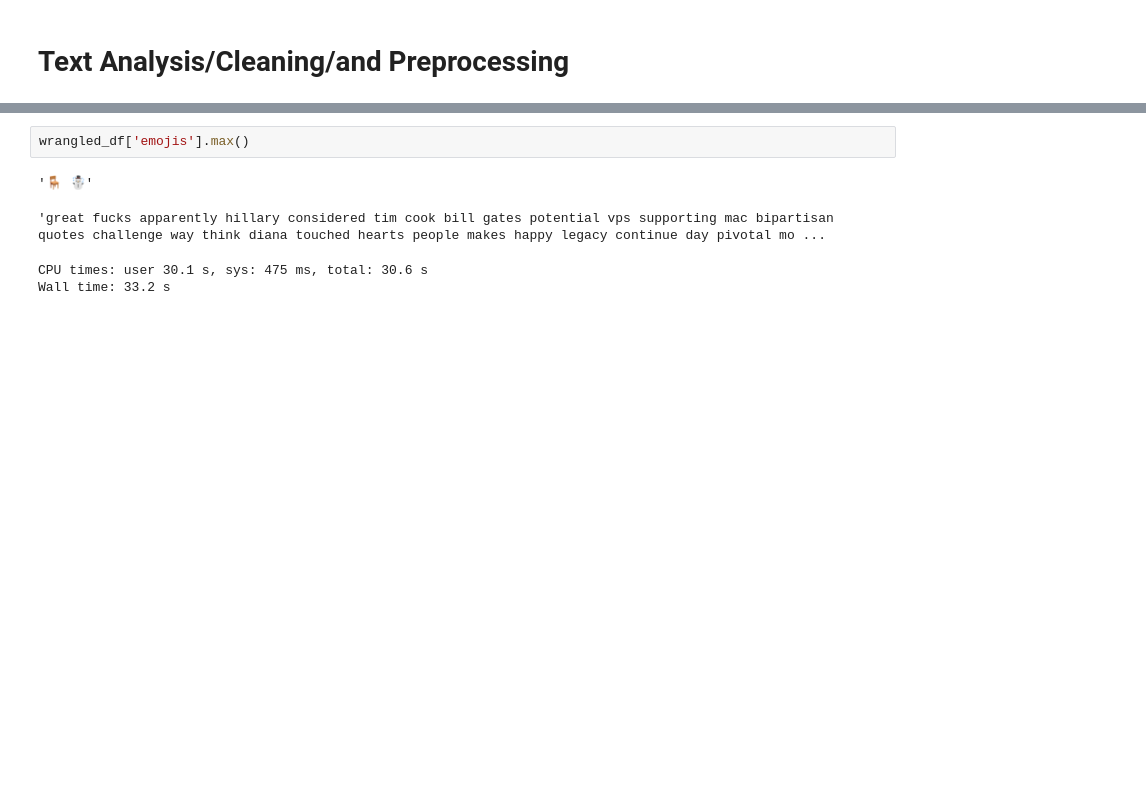
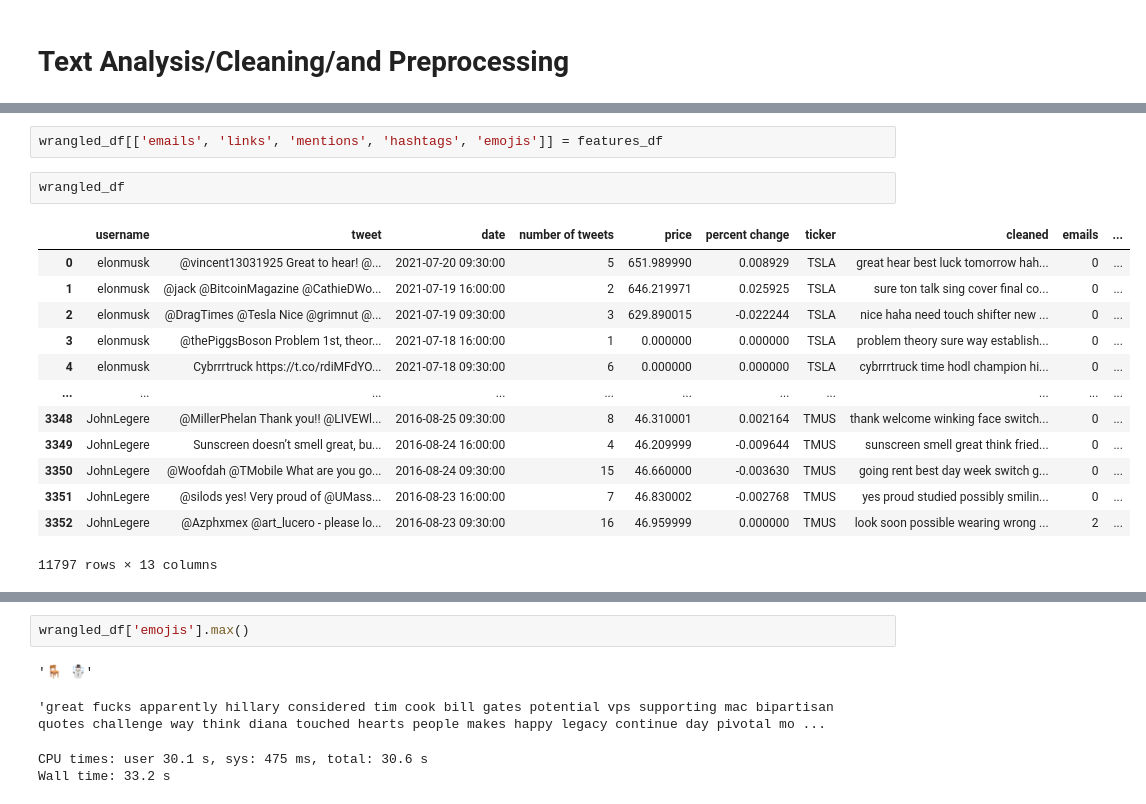
Before and after one commit to Pooret/Predicting-Executive-Stock-Movements, a Jupyter notebook: preprocessing pipeline.ipynb, the cells around one changed output, grey strips where cells are left out. Cells and saved outputs as stored; diff of their text form; blank space fills up the shorter version.

```diff
--- a/preprocessing pipeline.ipynb
+++ b/preprocessing pipeline.ipynb
@@ -602,3 +610,21 @@ Wall time: 30.5 s
+# %%
+wrangled_df[['emails', 'links', 'mentions', 'hashtags', 'emojis']] = features_df
+# %%
+wrangled_df
+# %% [output]
+|  | username | tweet | date | number of tweets | price | percent change | ticker | cleaned | emails | ... |
+| 0 | elonmusk | @vincent13031925 Great to hear! @... | 2021-07-20 09:30:00 | 5 | 651.989990 | 0.008929 | TSLA | great hear best luck tomorrow hah... | 0 | ... |
+| 1 | elonmusk | @jack @BitcoinMagazine @CathieDWo... | 2021-07-19 16:00:00 | 2 | 646.219971 | 0.025925 | TSLA | sure ton talk sing cover final co... | 0 | ... |
+| 2 | elonmusk | @DragTimes @Tesla Nice @grimnut @... | 2021-07-19 09:30:00 | 3 | 629.890015 | -0.022244 | TSLA | nice haha need touch shifter new ... | 0 | ... |
+| 3 | elonmusk | @thePiggsBoson Problem 1st, theor... | 2021-07-18 16:00:00 | 1 | 0.000000 | 0.000000 | TSLA | problem theory sure way establish... | 0 | ... |
+| 4 | elonmusk | Cybrrrtruck https://t.co/rdiMFdYO... | 2021-07-18 09:30:00 | 6 | 0.000000 | 0.000000 | TSLA | cybrrrtruck time hodl champion hi... | 0 | ... |
+| ... | ... | ... | ... | ... | ... | ... | ... | ... | ... | ... |
+| 3348 | JohnLegere | @MillerPhelan Thank you!! @LIVEWl... | 2016-08-25 09:30:00 | 8 | 46.310001 | 0.002164 | TMUS | thank welcome winking face switch... | 0 | ... |
+| 3349 | JohnLegere | Sunscreen doesn’t smell great, bu... | 2016-08-24 16:00:00 | 4 | 46.209999 | -0.009644 | TMUS | sunscreen smell great think fried... | 0 | ... |
+| 3350 | JohnLegere | @Woofdah @TMobile What are you go... | 2016-08-24 09:30:00 | 15 | 46.660000 | -0.003630 | TMUS | going rent best day week switch g... | 0 | ... |
+| 3351 | JohnLegere | @silods yes! Very proud of @UMass... | 2016-08-23 16:00:00 | 7 | 46.830002 | -0.002768 | TMUS | yes proud studied possibly smilin... | 0 | ... |
+| 3352 | JohnLegere | @Azphxmex @art_lucero - please lo... | 2016-08-23 09:30:00 | 16 | 46.959999 | 0.000000 | TMUS | look soon possible wearing wrong ... | 2 | ... |
+11797 rows × 13 columns
 # %%
 %%time
 # currently testing these features out as counts, but adding them (some/all) into the nlp pipeline when later developed
```
Also changed, not shown: parts of 9 cells of this notebook.
